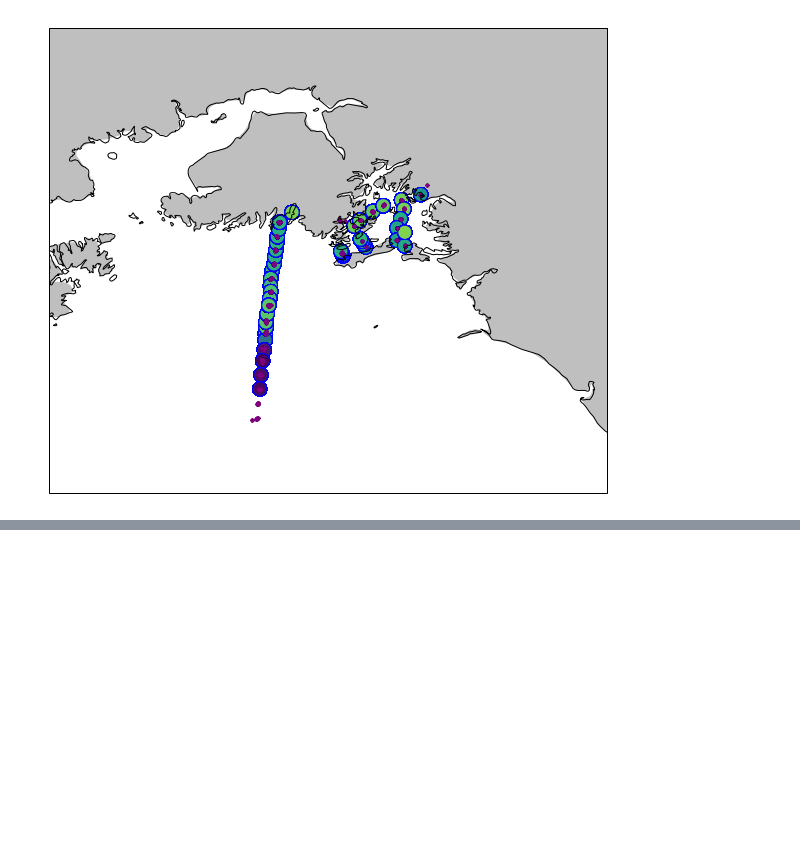
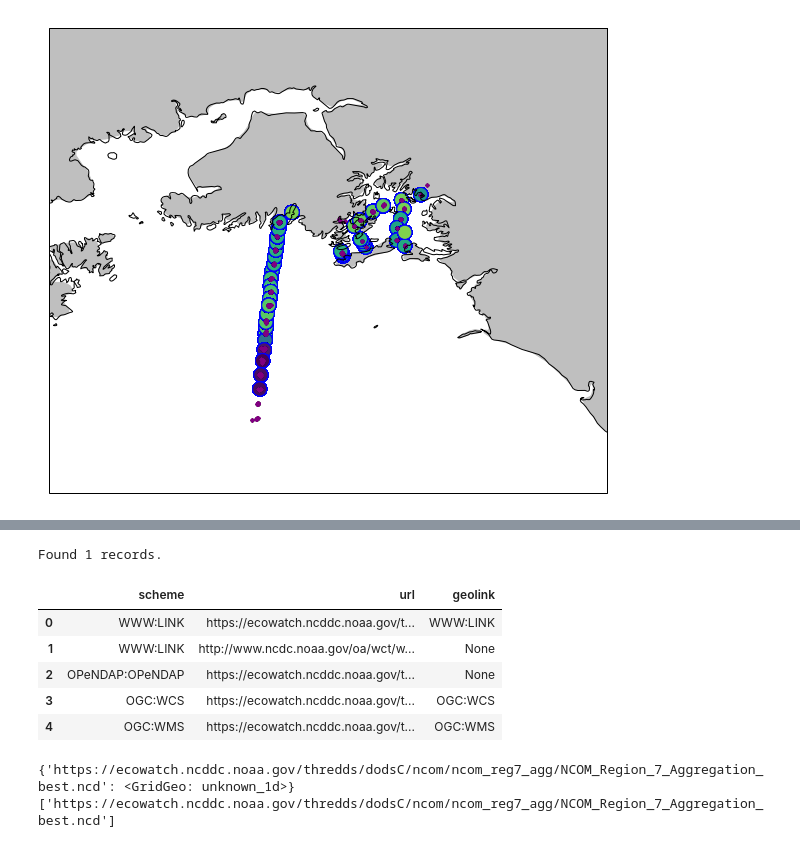
Before and after one commit to eldobbins/ohw_lter_vis, a Jupyter notebook: notebooks/Demo_ohw_lter_vis.ipynb, the cells around one changed output, grey strips where cells are left out. Cells and saved outputs as stored; diff of their text form; code cells hidden in the pictures; blank space fills up the shorter version.

```diff
--- a/notebooks/Demo_ohw_lter_vis.ipynb
+++ b/notebooks/Demo_ohw_lter_vis.ipynb
@@ -62,0 +86,18 @@ ax.scatter(zoo_df['longitude'], zoo_df['latitude'], transform=ccrs.Geodetic(), s
+# %%
+ds.get_records()
+ds.create_database()
+ds.df.head(5)
+# %% [output]
+Found 1 records.
+|  | scheme | url | geolink |
+| 0 | WWW:LINK | https://ecowatch.ncddc.noaa.gov/t... | WWW:LINK |
+| 1 | WWW:LINK | http://www.ncdc.noaa.gov/oa/wct/w... | None |
+| 2 | OPeNDAP:OPeNDAP | https://ecowatch.ncddc.noaa.gov/t... | None |
+| 3 | OGC:WCS | https://ecowatch.ncddc.noaa.gov/t... | OGC:WCS |
+| 4 | OGC:WMS | https://ecowatch.ncddc.noaa.gov/t... | OGC:WMS |
+# %%
+ds.get_models()
+print(ds.model_urls)
+# %% [output]
+{'https://ecowatch.ncddc.noaa.gov/thredds/dodsC/ncom/ncom_reg7_agg/NCOM_Region_7_Aggregation_best.ncd': <GridGeo: unknown_1d>}
+['https://ecowatch.ncddc.noaa.gov/thredds/dodsC/ncom/ncom_reg7_agg/NCOM_Region_7_Aggregation_best.ncd']
```
Also changed, not shown: parts of 15 cells of this notebook, 3 other files.
